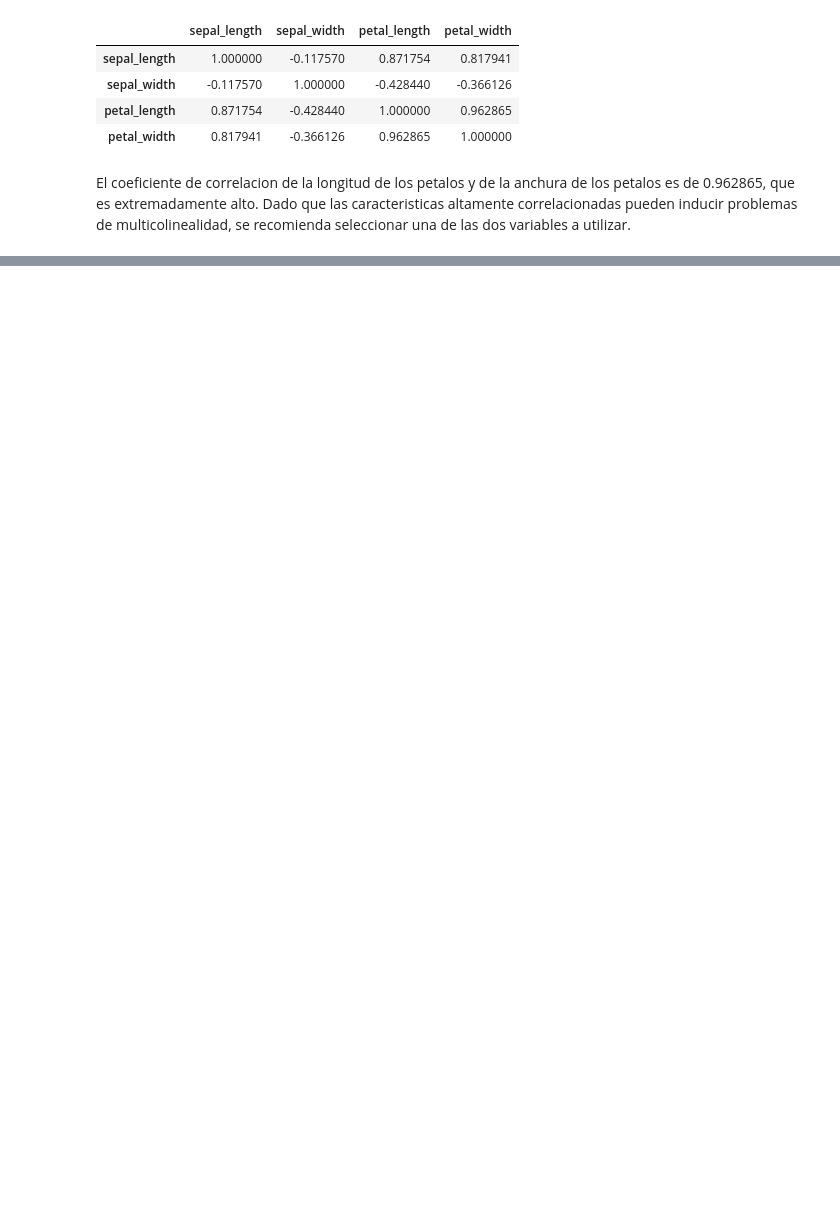
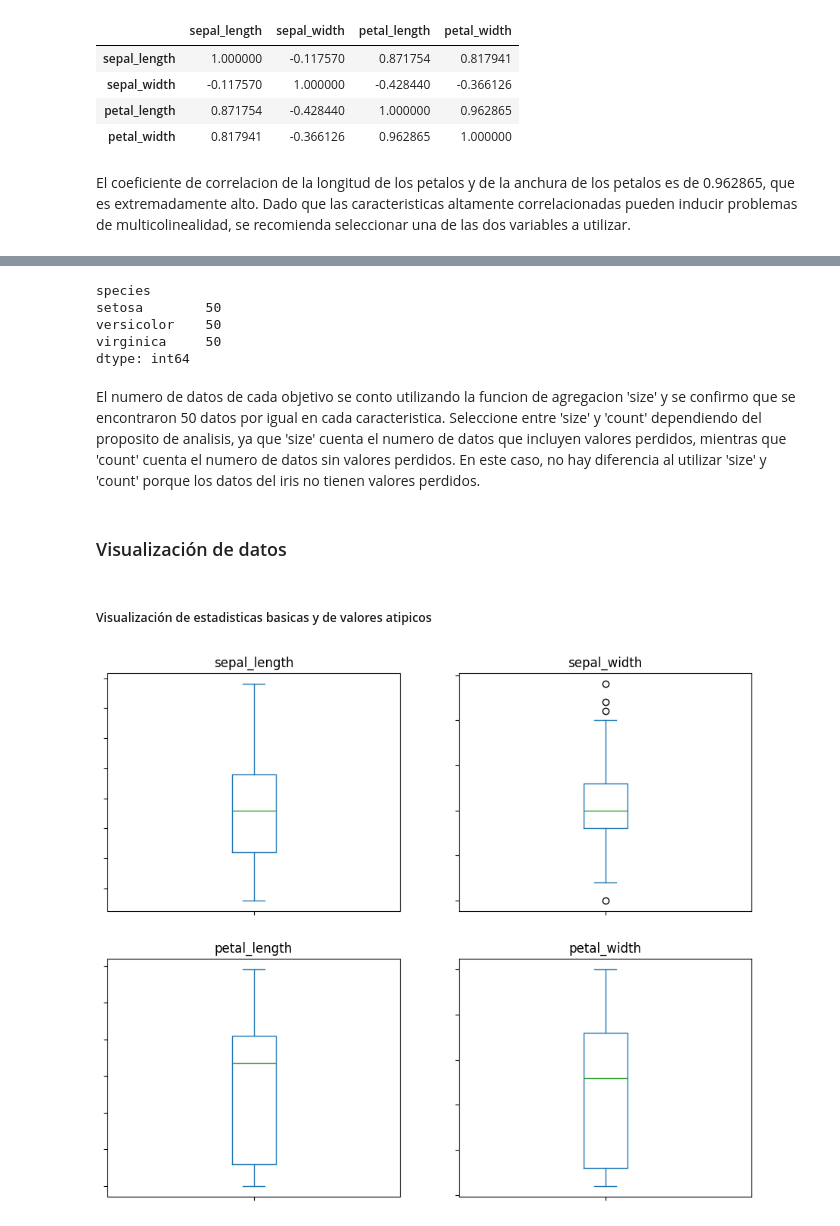
Before and after one commit to sebastianzzab/Curso-SIC, a Jupyter notebook: Semana 14/Clase 1.ipynb, the cells around one changed output, grey strips where cells are left out. Saved outputs shown, nothing was run; the diff lists cells and outputs as text; code cells hidden in the pictures; blank space fills up the shorter version.

Commit message:
Se desarrollo mas la seccion de la visualizacion de datos y la modelizacion

```diff
--- a/Semana 14/Clase 1.ipynb
+++ b/Semana 14/Clase 1.ipynb
@@ -948,0 +949,34 @@ Analisis de agregacion
+# %%
+iris.groupby('species').size()
+# %% [output]
+species
+setosa        50
+versicolor    50
+virginica     50
+dtype: int64
+# %% [markdown]
+El numero de datos de cada objetivo se conto utilizando la funcion de agregacion 'size' y se confirmo que se encontraron 50 datos por igual en cada caracteristica. Seleccione entre 'size' y 'count' dependiendo del proposito de analisis, ya que 'size' cuenta el numero de datos que incluyen valores perdidos, mientras que 'count' cuenta el numero de datos sin valores perdidos. En este caso, no hay diferencia al utilizar 'size' y 'count' porque los datos del iris no tienen valores perdidos.
+# %% [markdown]
+### Visualización de datos
+# %% [markdown]
+##### Visualización de estadisticas basicas y de valores atipicos
+# %%
+def boxplot_iris(feature_names,dataset):
+    i=1
+    plt.figure(figsize=(11,9))
+    for col in feature_names:
+        plt.subplot(2,2,i)
+        plt.axis('on')
+        plt.tick_params(axis='both', left = True,
+                        top = False, right = False,
+                        bottom = True, labelleft=False,
+                        labeltop = False, labelright=False,
+                        labelbottom=False)
+        dataset[col].plot(kind='box', subplots = True, sharex = False)
+        plt.title(col)
+        i += 1
+    plt.show()
+# %%
+boxplot_iris(iris.columns[:-1],iris)
+# %% [output]
+[figure, added]
```
Also changed, not shown: parts of 30 cells of this notebook.
